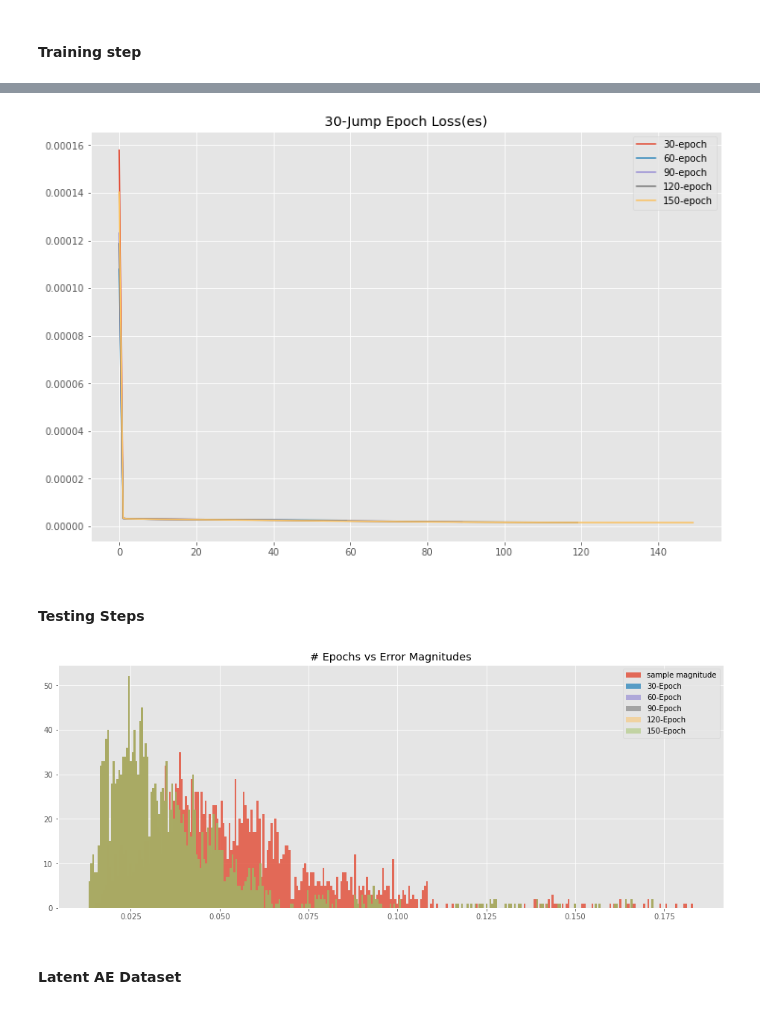
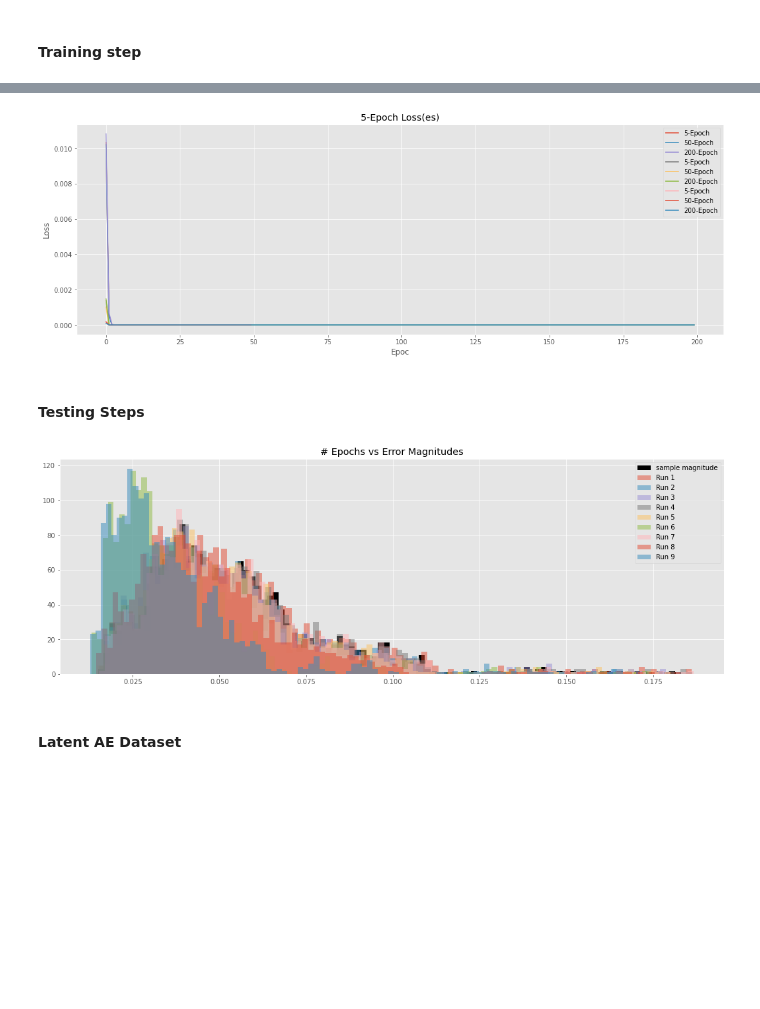
Before and after one commit to 0xHarrington/crypto-comovement, a Jupyter notebook: latent_factors.ipynb, the cells around one changed output, grey strips where cells are left out. Drawn from its saved outputs; the diff is of its cells as text; code cells hidden in the pictures; blank space fills up the shorter version.

```diff
--- a/latent_factors.ipynb
+++ b/latent_factors.ipynb
@@ -196,7 +197,7 @@ ae_dim = 30  # for standard AE (under-complete hidden layer)
 # ae_dim = 500  # for denoising AE (over-complete hidden layer)
 
 class Autoencoder(nn.Module):
-    def __init__(self):
+    def __init__(self, ae_dim):
         super().__init__()
         self.encoder = nn.Sequential(
             nn.Linear(lag * n_coins, ae_dim),
@@ -261,17 +279,25 @@ model [5], epoch [150/150], loss: 0.000001546
 # %%
+lookback = 500
 def plot_model_losses(losses):
-    fig=plt.figure(figsize=(12,8))
+    fig=plt.figure(figsize=(18,6))
     for i, arr in enumerate(losses):
         ne = len(arr)
-        plt.plot(arr, label=f'{ne}-epoch')
-    plt.title(f"{len(losses[0])}-Jump Epoch Loss(es)")
+        ldim = latent_dims[i // n_e]
+#         plt.plot(np.arange(ne-lookback, ne), arr[-lookback:], label=f'dim{ldim}|{ne}-epoch')
+#         plt.plot(np.arange(ne-lookback, ne), arr[-lookback:], label=f'{ldim}')
+        plt.plot(arr, label=f'{ne}-Epoch')
+#     plt.title(f"{len(losses[0])}-Jump Epoch Loss(es)")
+    plt.title(f"{len(losses[0])}-Epoch Loss(es)")
     plt.legend()
     plt.grid(True)
+#     plt.yscale('log')
+    plt.ylabel("Loss")
+    plt.xlabel("Epoc")
     plt.show()
 
 plot_model_losses(ae_losses)
 # %% [output]
-[figure, old version]
+[figure, new version]
 # %% [markdown]
 #### Testing Steps
 # %%
@@ -291,14 +319,16 @@ for mod in range(num_models):
 # %%
-fig = plt.figure(figsize=(16,6))
-plt.hist(mags, bins=300, label='sample magnitude', alpha=.8)
+fig, ax = plt.subplots(figsize=(18,6))
+bins = 100
+ax.hist(mags, bins=bins, label='sample magnitude', color="black")
 for i, err in enumerate(errs):
-    plt.hist(err, bins=300, label=f"{(i+1)*epoch_jump}-Epoch", alpha=.8 - (.1 * i))
+    ax.hist(err, bins=bins, label=f"Run {i+1}", alpha=.5)
+#     plt.hist(err, bins=300, label=f"Dim: {latent_dims[i]}", alpha=.8 - (.1 * i))
 plt.grid(True)
 plt.title("# Epochs vs Error Magnitudes")
 plt.legend()
 plt.show()
 # %% [output]
-[figure, old version]
+[figure, new version]
 # %% [markdown]
 #### Latent AE Dataset
 # %%
```
Also changed, not shown: parts of 3 cells of this notebook, 2 other files.
